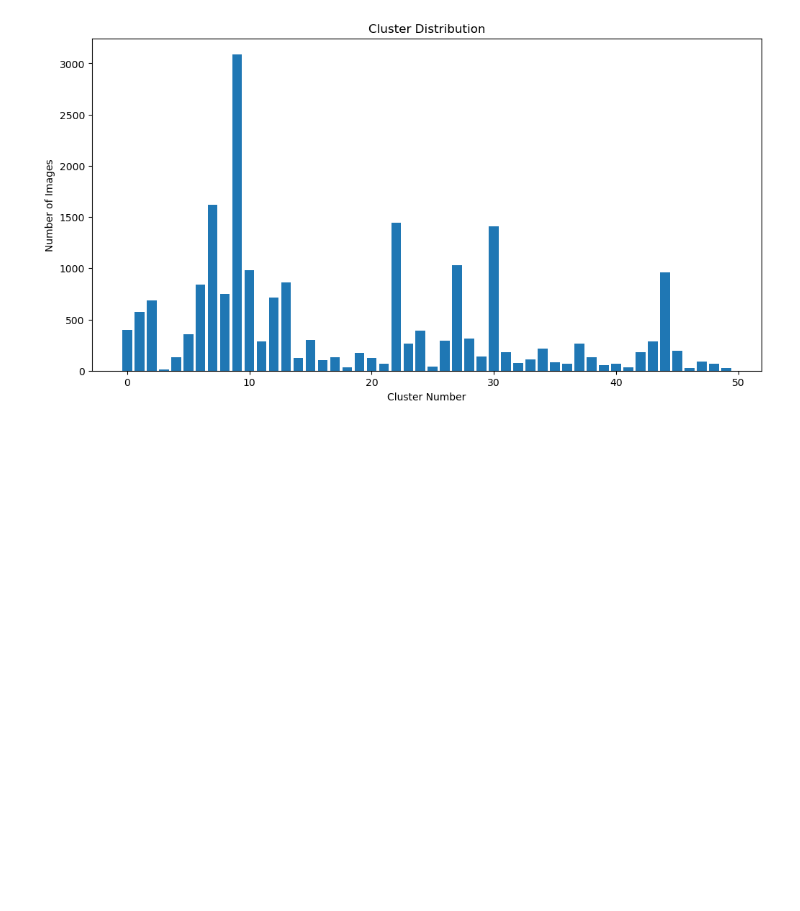
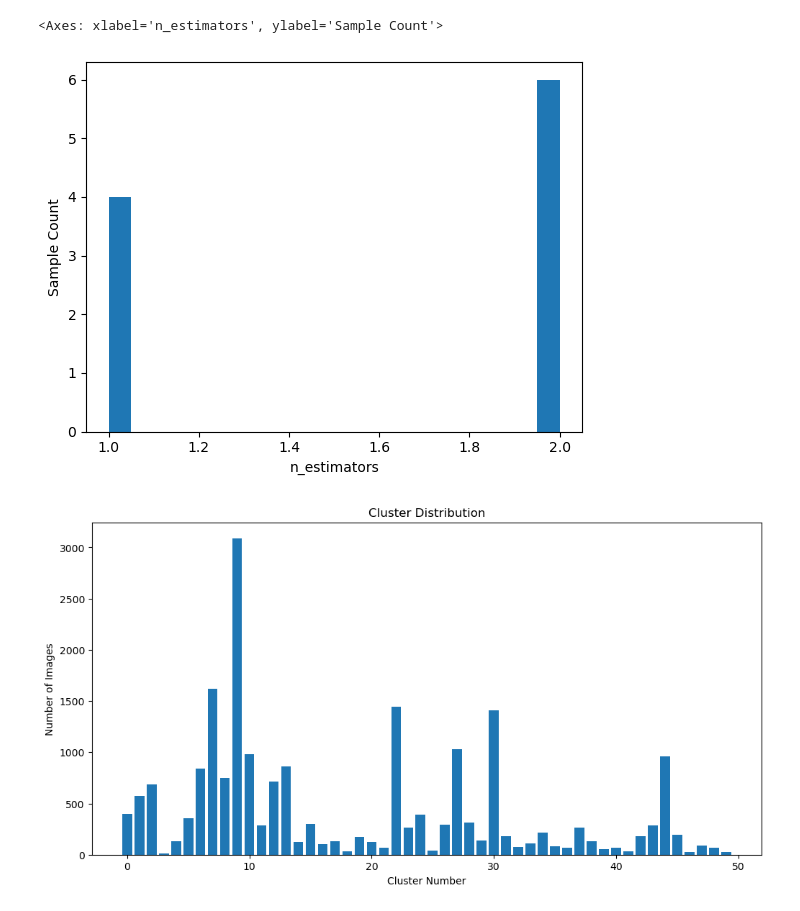
Before and after one commit to JuanesLamilla/TemporalClusterNet, a Jupyter notebook: subspace_testing.ipynb, the cells around one changed output. Drawn from its saved outputs; the diff is of its cells as text; code cells hidden in the pictures; blank space fills up the shorter version.

```diff
--- a/subspace_testing.ipynb
+++ b/subspace_testing.ipynb
@@ -114,3 +248,9 @@ array([12, 38, 37,  3, 27, 31, 31, 40, 23, 24,  8, 33,  6,  6, 34, 22, 35,
+# %%
+# Plot histogram of Bayesian optimization results
+plot_histogram(opt.optimizer_results_[0], 0)
+# %% [output]
+<Axes: xlabel='n_estimators', ylabel='Sample Count'>
+[figure, added]
 # %%
 tegu_200_eloisa.plot_cluster_counts(years=years, model=resnet)
 # %% [output]
```
Also changed, not shown: parts of 19 cells of this notebook.
